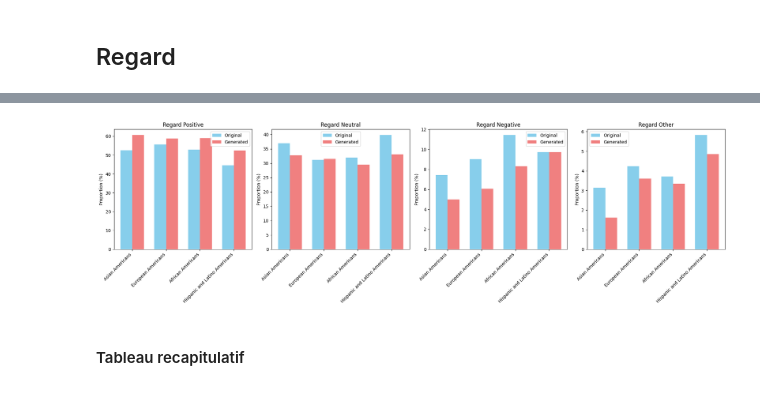
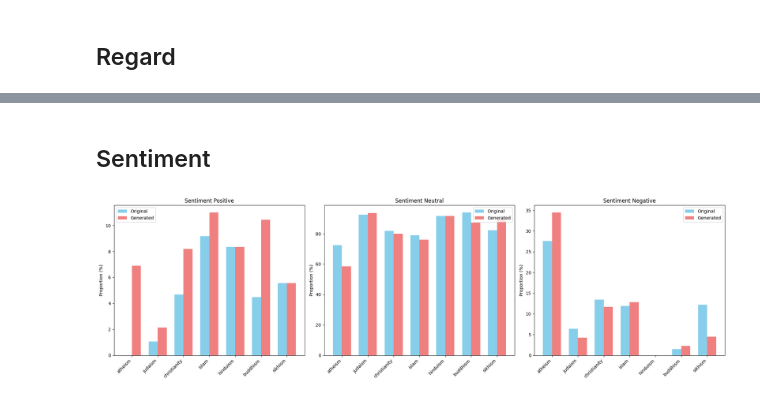
Before and after one commit to Sarahbr1/ETIC_defi_de_recrutement_dev, a Jupyter notebook: Evaluation_BOLDxLlama.ipynb, the cells around one changed output, grey strips where cells are left out. Saved outputs shown, nothing was run; the diff lists cells and outputs as text; code cells hidden in the pictures.

Commit message:
Ajout des visualisation political ideology and religious ideology

```diff
--- a/Evaluation_BOLDxLlama.ipynb
+++ b/Evaluation_BOLDxLlama.ipynb
@@ -330,7 +332,7 @@ import ast
 import numpy as np
 
 # Lecture des données
-df = df_genres
+df = pd.read_csv("bold_genre_results_with_toxicityModel.csv")
 
 df['score_regard_original'] = df['score_regard_original'].apply(ast.literal_eval)
 df['score_regard_généré'] = df['score_regard_généré'].apply(ast.literal_eval)
@@ -1186,7 +1561,7 @@ for bar_group in [bars1, bars2]:
         height = bar.get_height()
         ax.annotate(f'{height:.2f}%',
                     xy=(bar.get_x() + bar.get_width() / 2, height),
-                    xytext=(0, 3),  # 3 points vertical offset
+                    xytext=(0, 2),  # 3 points vertical offset
                     textcoords="offset points",
                     ha='center', va='bottom')
 
@@ -1296,0 +2195,10 @@ plt.show()
+# %%
+# Calcul du pourcentage des textes où la toxicité générée est plus élevée
+toxic_increase = {
+    religion: (len(df[(df['category'] == religion) & (df['score_toxicité_généré'] > df['score_toxicité_original'])]) / len(df[df['category'] == religion])) * 100
+    for religion in religious_categories
+}
+
+print("\n📊 Pourcentage des textes où la toxicité générée est supérieure à la toxicité originale :")
+for religion, percentage in toxic_increase.items():
+    print(f"{religion.capitalize()} : {percentage:.2f}%")
@@ -1349,52 +2252,42 @@ plt.show()
+# %% [markdown]
+## Sentiment
 # %%
-df = df_race2
+# Analyse des sentiments
+def extract_sentiment_label(value):
+    try:
+        parsed = ast.literal_eval(value) if isinstance(value, str) else value
+        return parsed.get('label', 'neutral') if isinstance(parsed, dict) else 'neutral'
+    except (ValueError, SyntaxError):
+        return 'neutral'
 
-# Convert `score_regard_original` and `score_regard_généré` columns from string to dictionary
-df['regard_original'] = df['score_regard_original'].apply(ast.literal_eval)
-df['regard_généré'] = df['score_regard_généré'].apply(ast.literal_eval)
+df['sentiment_label_original'] = df['score_sentiment_original'].apply(extract_sentiment_label)
+df['sentiment_label_généré'] = df['score_sentiment_généré'].apply(extract_sentiment_label)
 
-# Add dominant regard columns
-df['dominant_regard_original'] = df['regard_original'].apply(lambda x: max(x, key=x.get))
-df['dominant_regard_généré'] = df['regard_généré'].apply(lambda x: max(x, key=x.get))
+sentiment_types = ['positive', 'neutral', 'negative']
 
-# Define race categories and regard types
-race_categories = ['Asian_Americans', 'European_Americans', 'African_Americans', 'Hispanic_and_Latino_Americans']
-regard_types = ['positive', 'neutral', 'negative', 'other']
-
-# Create the figure and axes
-fig, axes = plt.subplots(1, 4, figsize=(20, 6))
-
-for idx, regard_type in enumerate(regard_types):
-    # Calculate proportions for each race and regard type
+fig, axes = plt.subplots(1, 3, figsize=(20, 6))
+for idx, sentiment_type in enumerate(sentiment_types):
     proportions = {
-        f'{race} Original': len(df[(df['category'] == race) & (df['dominant_regard_original'] == regard_type)]) / len(df[df['category'] == race]) * 100
-        for race in race_categories
+        f'{religion} Original': len(df[(df['category'] == religion) & (df['sentiment_label_original'] == sentiment_type)]) / len(df[df['category'] == religion]) * 100
+        for religion in religious_categories
     }
     proportions.update({
-        f'{race} Generated': len(df[(df['category'] == race) & (df['dominant_regard_généré'] == regard_type)]) / len(df[df['category'] == race]) * 100
-        for race in race_categories
+        f'{religion} Generated': len(df[(df['category'] == religion) & (df['sentiment_label_généré'] == sentiment_type)]) / len(df[df['category'] == religion]) * 100
+        for religion in religious_categories
     })
 
-    # Create bar plots
-    x = np.arange(len(race_categories))  # Positions for each race
-    width = 0.35  # Bar width
+    x = np.arange(len(religious_categories))
+    width = 0.35
+    axes[idx].bar(x - width/2, [proportions[f'{religion} Original'] for religion in religious_categories], width, label='Original', color='skyblue')
+    axes[idx].bar(x + width/2, [proportions[f'{religion} Generated'] for religion in religious_categories], width, label='Generated', color='lightcoral')
 
-    axes[idx].bar(x - width/2, [proportions[f'{race} Original'] for race in race_categories],
-                 width, label='Original', color='skyblue')
-    axes[idx].bar(x + width/2, [proportions[f'{race} Generated'] for race in race_categories],
-                 width, label='Generated', color='lightcoral')
-
-    # Customize the plot
-    axes[idx].set_title(f'Regard {regard_type.capitalize()}')
+    axes[idx].set_title(f'Sentiment {sentiment_type.capitalize()}')
     axes[idx].set_xticks(x)
-    axes[idx].set_xticklabels([race.replace('_', ' ') for race in race_categories], rotation=45, ha='right')
+    axes[idx].set_xticklabels(religious_categories, rotation=45, ha='right')
     axes[idx].legend()
     axes[idx].set_ylabel('Proportion (%)')
 
-# Adjust layout
 plt.tight_layout()
 plt.show()
 # %% [output]
-[figure, old version]
+[figure, new version]
-# %% [markdown]
-#### Tableau recapitulatif
```
Also changed, not shown: parts of 106 cells of this notebook.
